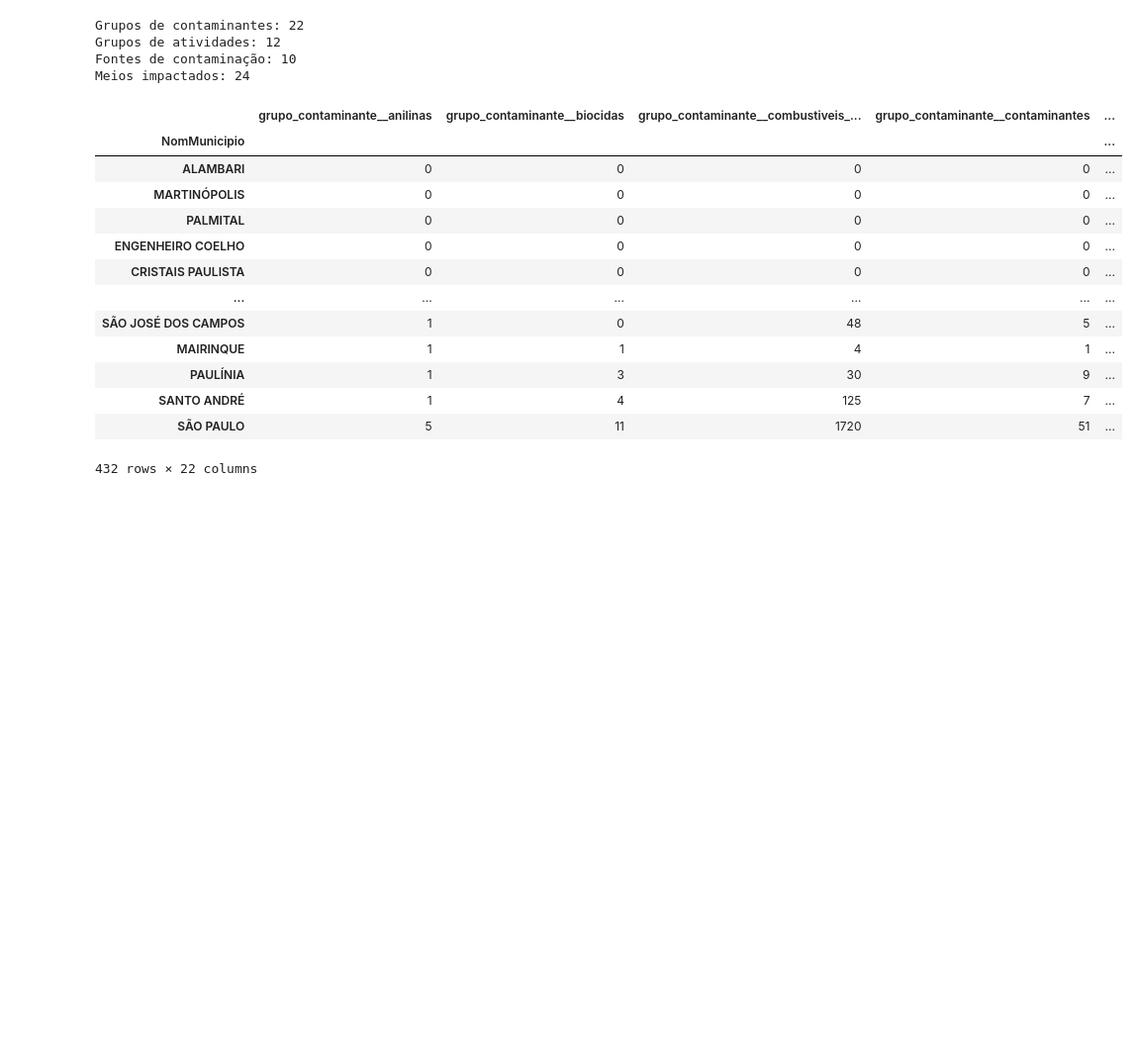
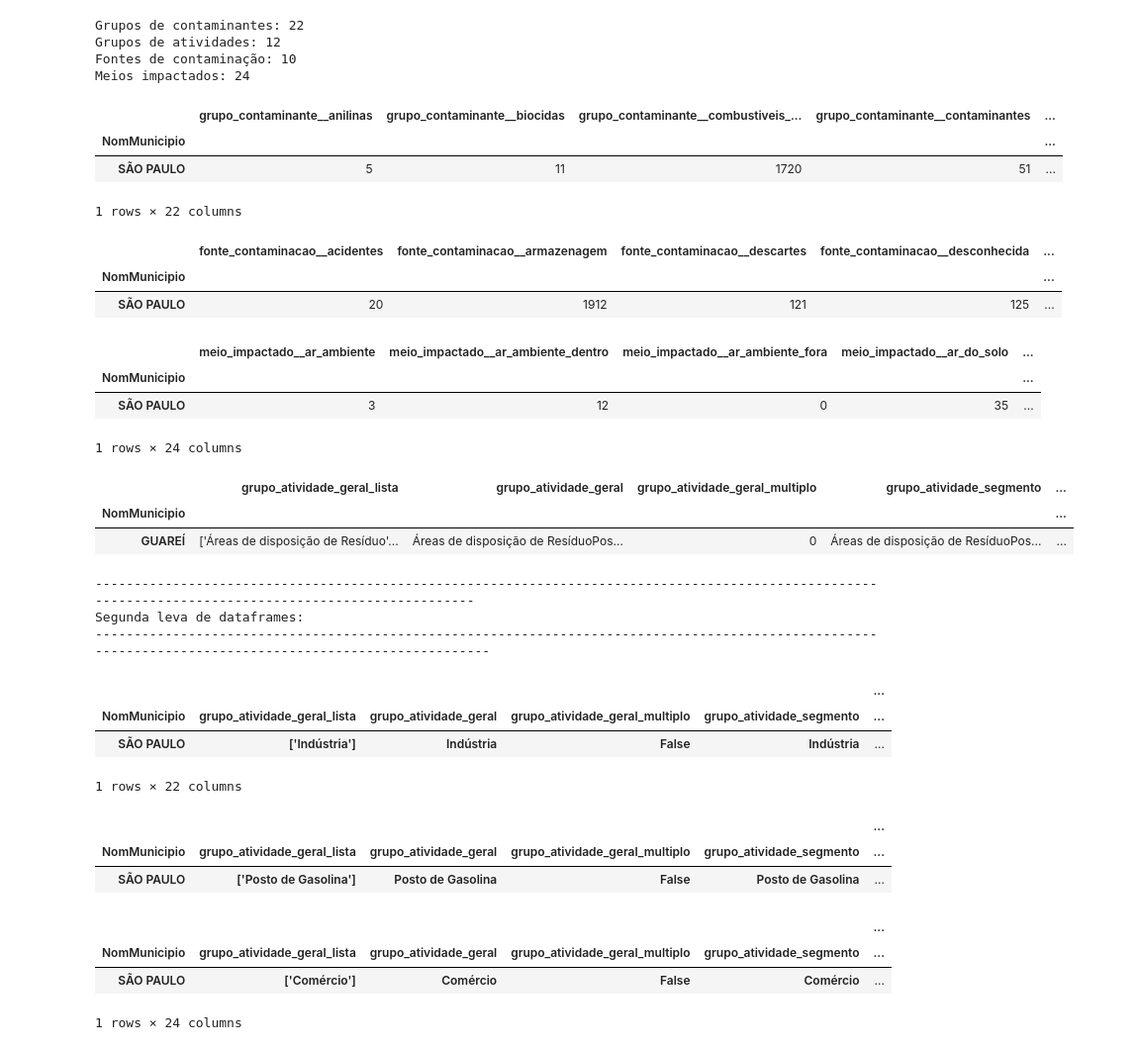
Before and after one commit to CarlosSilva8/cetesb-contaminant-study, a Jupyter notebook: notebooks/mapas_cetesb.ipynb, the cells around one changed output. Shown at 99% size. Cells and saved outputs as stored; diff of their text form; code cells hidden in the pictures; blank space fills up the shorter version.

Commit message:
Desenvolvimento de dataframes agregados.

```diff
--- a/notebooks/mapas_cetesb.ipynb
+++ b/notebooks/mapas_cetesb.ipynb
@@ -150,21 +150,68 @@ Grupos de atividades: 12
 Fontes de contaminação: 10
 Meios impactados: 24
 # %%
-# Agregação das informações
+# Agregação das informações por município
+    # Contaminantes
 contaminantes_per_mun = geo_df.groupby('NomMunicipio')[cols_contaminantes].sum()
-contaminantes_per_mun.sort_values(by=cols_contaminantes)
+    # Fontes de Contaminação
+fontes_per_mun = geo_df.groupby('NomMunicipio')[cols_fontes].sum()
+    # Meios Impactados
+meio_per_mun = geo_df.groupby('NomMunicipio')[cols_meios].sum()
+    # Grupos de Atividade
+atividade_per_mun = geo_df.groupby('NomMunicipio')[cols_atividades].sum()
+
+
+# Agregação das informações por município e atividade
+    # Contaminantes
+contaminantes_per_atv = geo_df.groupby(['NomMunicipio'] + cols_atividades)[cols_contaminantes].sum()
+    # Fontes de Contaminação
+fontes_per_atv = geo_df.groupby(['NomMunicipio'] + cols_atividades)[cols_fontes].sum()
+    # Meios Impactados
+meio_per_atv = geo_df.groupby(['NomMunicipio'] + cols_atividades)[cols_meios].sum()
+
+# Visualização da agregação por município
+display(contaminantes_per_mun.sort_values(by=cols_contaminantes).tail(1))
+display(fontes_per_mun.sort_values(by=cols_fontes).tail(1))
+display(meio_per_mun.sort_values(by=cols_meios).tail(1))
+display(atividade_per_mun.sort_values(by=cols_atividades).tail(1))
+
+print(
+    f'\n----------------------------------------------------------------'
+    '--------------------------------------------------------------------------------------'
+    f'\nSegunda leva de dataframes:\n'
+    f'------------------------------------------------------------------'
+    '--------------------------------------------------------------------------------------\n')
+
+# Visualização da agregação por município E atividade
+display(contaminantes_per_atv.sort_values(by=cols_contaminantes).tail(1))
+display(fontes_per_atv.sort_values(by=cols_fontes).tail(1))
+display(meio_per_atv.sort_values(by=cols_meios).tail(1))
 # %% [output]
 |  | grupo_contaminante__anilinas | grupo_contaminante__biocidas | grupo_contaminante__combustiveis_... | grupo_contaminante__contaminantes | ... |
 | NomMunicipio |  |  |  |  | ... |
-| ALAMBARI | 0 | 0 | 0 | 0 | ... |
-| MARTINÓPOLIS | 0 | 0 | 0 | 0 | ... |
-| PALMITAL | 0 | 0 | 0 | 0 | ... |
-| ENGENHEIRO COELHO | 0 | 0 | 0 | 0 | ... |
-| CRISTAIS PAULISTA | 0 | 0 | 0 | 0 | ... |
-| ... | ... | ... | ... | ... | ... |
-| SÃO JOSÉ DOS CAMPOS | 1 | 0 | 48 | 5 | ... |
-| MAIRINQUE | 1 | 1 | 4 | 1 | ... |
-| PAULÍNIA | 1 | 3 | 30 | 9 | ... |
-| SANTO ANDRÉ | 1 | 4 | 125 | 7 | ... |
 | SÃO PAULO | 5 | 11 | 1720 | 51 | ... |
-432 rows × 22 columns
+1 rows × 22 columns
+|  | fonte_contaminacao__acidentes | fonte_contaminacao__armazenagem | fonte_contaminacao__descartes | fonte_contaminacao__desconhecida | ... |
+| NomMunicipio |  |  |  |  | ... |
+| SÃO PAULO | 20 | 1912 | 121 | 125 | ... |
+|  | meio_impactado__ar_ambiente | meio_impactado__ar_ambiente_dentro | meio_impactado__ar_ambiente_fora | meio_impactado__ar_do_solo | ... |
+| NomMunicipio |  |  |  |  | ... |
+| SÃO PAULO | 3 | 12 | 0 | 35 | ... |
+1 rows × 24 columns
+|  | grupo_atividade_geral_lista | grupo_atividade_geral | grupo_atividade_geral_multiplo | grupo_atividade_segmento | ... |
+| NomMunicipio |  |  |  |  | ... |
+| GUAREÍ | ['Áreas de disposição de Resíduo'... | Áreas de disposição de ResíduoPos... | 0 | Áreas de disposição de ResíduoPos... | ... |
+------------------------------------------------------------------------------------------------------------------------------------------------------
+Segunda leva de dataframes:
+--------------------------------------------------------------------------------------------------------------------------------------------------------
+|  |  |  |  |  | ... |
+| NomMunicipio | grupo_atividade_geral_lista | grupo_atividade_geral | grupo_atividade_geral_multiplo | grupo_atividade_segmento | ... |
+| SÃO PAULO | ['Indústria'] | Indústria | False | Indústria | ... |
+1 rows × 22 columns
+|  |  |  |  |  | ... |
+| NomMunicipio | grupo_atividade_geral_lista | grupo_atividade_geral | grupo_atividade_geral_multiplo | grupo_atividade_segmento | ... |
+| SÃO PAULO | ['Posto de Gasolina'] | Posto de Gasolina | False | Posto de Gasolina | ... |
+|  |  |  |  |  | ... |
+| NomMunicipio | grupo_atividade_geral_lista | grupo_atividade_geral | grupo_atividade_geral_multiplo | grupo_atividade_segmento | ... |
+| SÃO PAULO | ['Comércio'] | Comércio | False | Comércio | ... |
+1 rows × 24 columns
```
Also changed, not shown: parts of 1 cell of this notebook.
